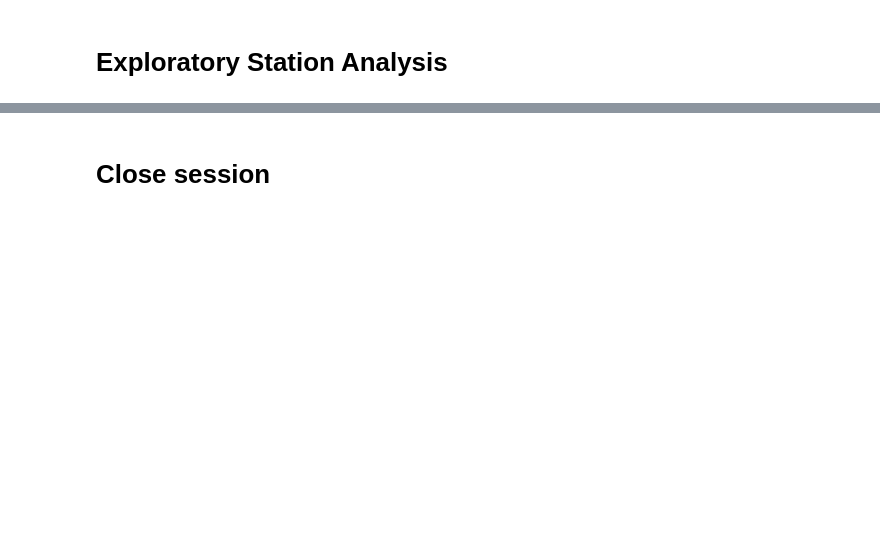
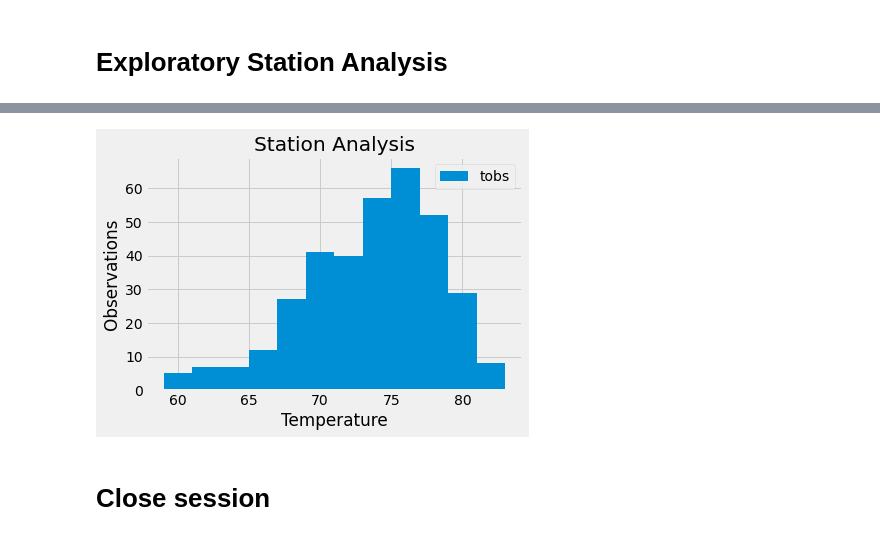
Before and after one commit to amramer45/sqlalchemy-challenge, a Jupyter notebook: climate.ipynb, the cells around one changed output, grey strips where cells are left out. Drawn from its saved outputs; the diff is of its cells as text; code cells hidden in the pictures; blank space fills up the shorter version.

```diff
--- a/climate.ipynb
+++ b/climate.ipynb
@@ -121,25 +156,9 @@ session.query(Measurement.station, func.min(Measurement.tobs),
 # %%
 # Using the most active station id
 # Query the last 12 months of temperature observation data for this station and plot the results as a histogram
-temperature = session.query(Measurement.date, Measurement.tobs).\
+temperature = session.query(Measurement.station, Measurement.date, Measurement.tobs).\
     filter(Measurement.station == "USC00519281").\
-    filter(func.strftime("%Y-%m-%d", Measurement.date) >= recent_date).all()
+    filter(Measurement.date > recent_year).order_by(Measurement.date).all()
 
-temperature_df = pd.DataFrame(temperature, columns=['Date', 'Temperature'])
-temperature_df = temperature_df.sort_values(by='Date', ascending=True)
-temperature_df.set_index('Date', inplace=True)
-
-#Plot figure as histogram
-plt.figure(figsize=[20,10])
-n, bins, patches = plt.hist(x=temperature_df["Temperature"], bins=12)
-
-plt.grid(axis='y')
-plt.xlabel
-plt.ylabel
-plt.xticks
-plt.yticks
-plt.title('Temperature Frequency Histogram for Station: USC00519281')
-
-plt.savefig('Output/temp_histogram.png')
-
-plt.show()
+df = pd.DataFrame(temperature)
+df
@@ -146,3 +179,14 @@ plt.show()
+# %%
+#Plot figure as histogram
+df.set_index('date')
+df.plot.hist(bins = 12)
+plt.title("Station Analysis")
+plt.xlabel("Temperature")
+plt.ylabel("Observations")
+plt.savefig("Output/Stations.png")
+plt.show()
+# %% [output]
+[figure, added]
 # %% [markdown]
 # Close session
 # %%
```
Also changed, not shown: parts of 9 cells of this notebook, 1 other file.
